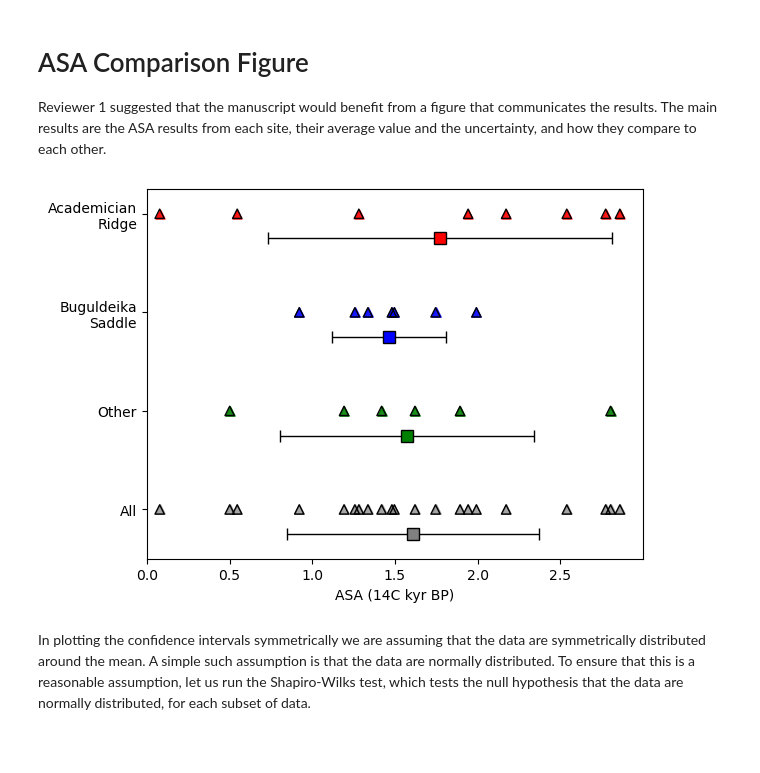
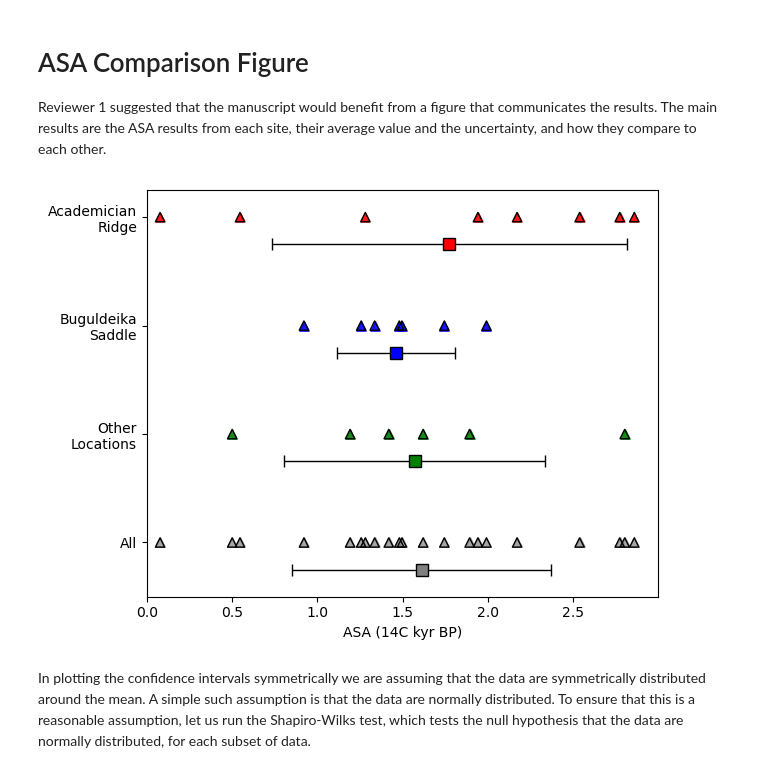
Before and after one commit to samrsnewall/baikal_essd_ice, a Jupyter notebook: notebooks/ASAanalysis.ipynb, the cells around one changed output. Drawn from its saved outputs; the diff is of its cells as text; code cells hidden in the pictures; blank space fills up the shorter version.

```diff
--- a/notebooks/ASAanalysis.ipynb
+++ b/notebooks/ASAanalysis.ipynb
@@ -1885,38 +1823,37 @@ def plot_asas(AR_asas, BS_asas, other_asas,
 
     plt.errorbar(meanAR, y_ar[1]-0.25, xerr=stdAR, fmt='s',
              markersize=8, markerfacecolor='red', markeredgecolor='black',
              ecolor='black', elinewidth=1, capsize=4, alpha=1)
 
     plt.errorbar(meanBS, y_bs[1]-0.25, xerr=stdBS, fmt='s',
              markersize=8, markerfacecolor='blue', markeredgecolor='black',
              ecolor='black', elinewidth=1, capsize=4, alpha=1)
 
     plt.errorbar(meanOther, y_other[1]-0.25, xerr=stdOther, fmt='s',
              markersize=8, markerfacecolor='green', markeredgecolor='black',
              ecolor='black', elinewidth=1, capsize=4, alpha=1)
 
     plt.errorbar(meanAll, y_all[1]-0.25, xerr=stdAll, fmt='s',
              markersize=8, markerfacecolor='grey', markeredgecolor='black',
              ecolor='black', elinewidth=1, capsize=4, alpha=1)
 
     # Axes formatting
-    plt.yticks([1, 2, 3, 4], ["All", "Other", "Buguldeika\nSaddle", "Academician\nRidge"])
+    plt.yticks([1, 2, 3, 4], ["All", "Other\nLocations", "Buguldeika\nSaddle", "Academician\nRidge"])
     nanmin = np.nanmin(all_asas)
     nanmax = np.nanmax(all_asas)
     span = nanmax - nanmin if np.isfinite(nanmax - nanmin) else 1.0
     xmin = max(0, nanmin - 0.05 * span)
     xmax = nanmax + 0.05 * span
     plt.xlim(xmin, xmax)
     plt.ylim(0.5, 4.25)
     plt.xlabel(x_label)
     plt.title(title)
-    #plt.tight_layout()
-    plt.savefig("ASAcomparison.png", dpi=300, bbox_inches="tight")
-    plt.show()
+    plt.tight_layout()
 
 plot_asas(AR_asas, BS_asas, other_asas, x_label="ASA (14C kyr BP)", title="")
+plt.savefig("../ASAcomparison.png", dpi=300, bbox_inches="tight")
 # %% [output]
-[figure, old version]
+[figure, new version]
 # %% [markdown]
 In plotting the confidence intervals symmetrically we are assuming that the data are symmetrically distributed around the mean. A simple such assumption is that the data are normally distributed. To ensure that this is a reasonable assumption, let us run the Shapiro-Wilks test, which tests the null hypothesis that the data are normally distributed, for each subset of data.
 # %%
```
Also changed, not shown: parts of 12 cells of this notebook, 6 other files.
